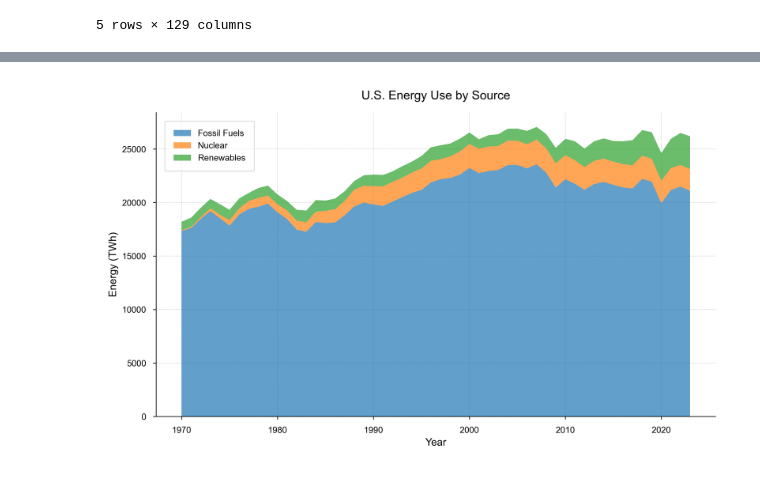
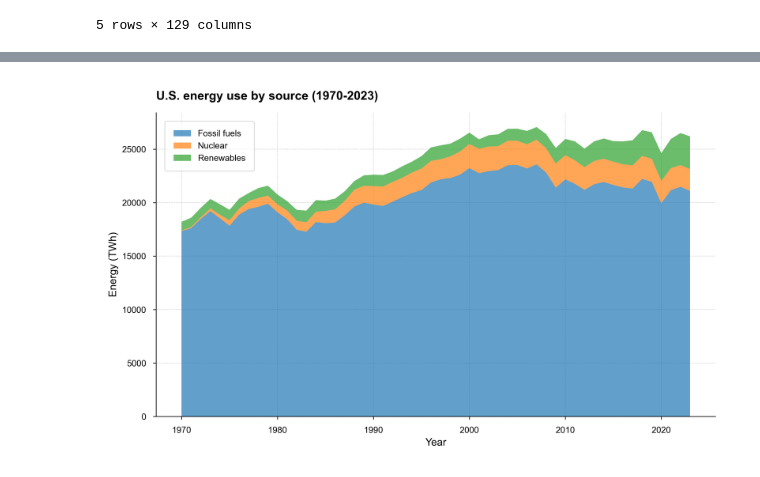
Before and after one commit to joypauls/blog-notebooks, a Jupyter notebook: notebooks/energy_use.ipynb, the cells around one changed output, grey strips where cells are left out. Saved outputs shown, nothing was run; the diff lists cells and outputs as text; code cells hidden in the pictures.

```diff
--- a/notebooks/energy_use.ipynb
+++ b/notebooks/energy_use.ipynb
@@ -54,34 +40,34 @@ plt.figure(figsize=(10, 6))
 
 # plt.plot(
 #     us_df["year"],
 #     us_df["primary_energy_consumption"],
 #     # label="Total Energy Demand",
 #     # color="blue",
 #     linewidth=2,
 # )
 plt.stackplot(
     us_df["year"],
     us_df["fossil_fuel_consumption"],
     us_df["nuclear_consumption"],
     us_df["renewables_consumption"],
     # us_df["coal_consumption"],
-    labels=["Fossil Fuels", "Nuclear", "Renewables", "", ""],
-    # colors=['skyblue', 'lightcoral', 'lightgreen'],
+    labels=["Fossil fuels", "Nuclear", "Renewables"],
+    # colors=["skyblue", "lightcoral", "lightgreen"],
     alpha=0.7
 )
 plt.xlabel("Year")
 plt.ylabel("Energy (TWh)")
-plt.title("U.S. Energy Use by Source")
+plt.title("U.S. energy use by source (1970-2023)", loc="left", fontweight="bold")
 plt.legend(
     loc="upper left",
     frameon=True,
     # fancybox=True,
     # shadow=True,
     framealpha=0.7,
     borderpad=1,
 )
 
 plt.gca().set_axisbelow(True)
 plt.show()
 # %% [output]
-[figure, old version]
+[figure, new version]
```
Also changed, not shown: parts of 9 cells of this notebook.
